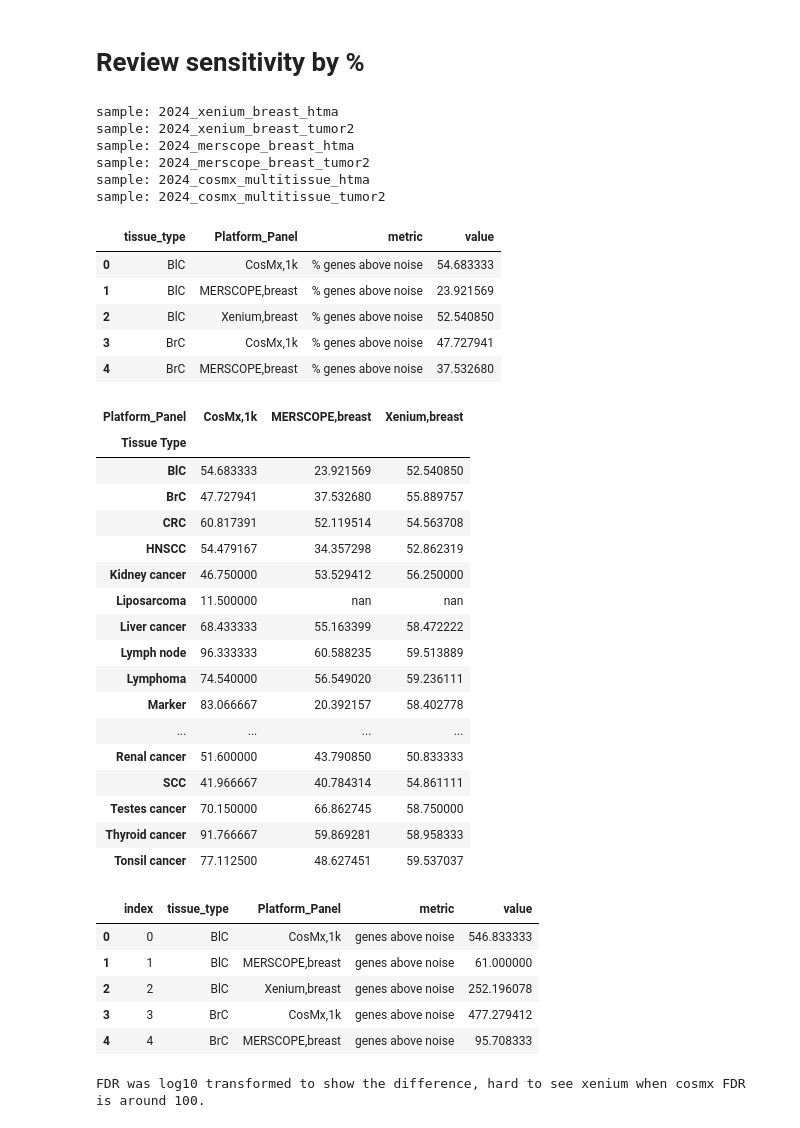
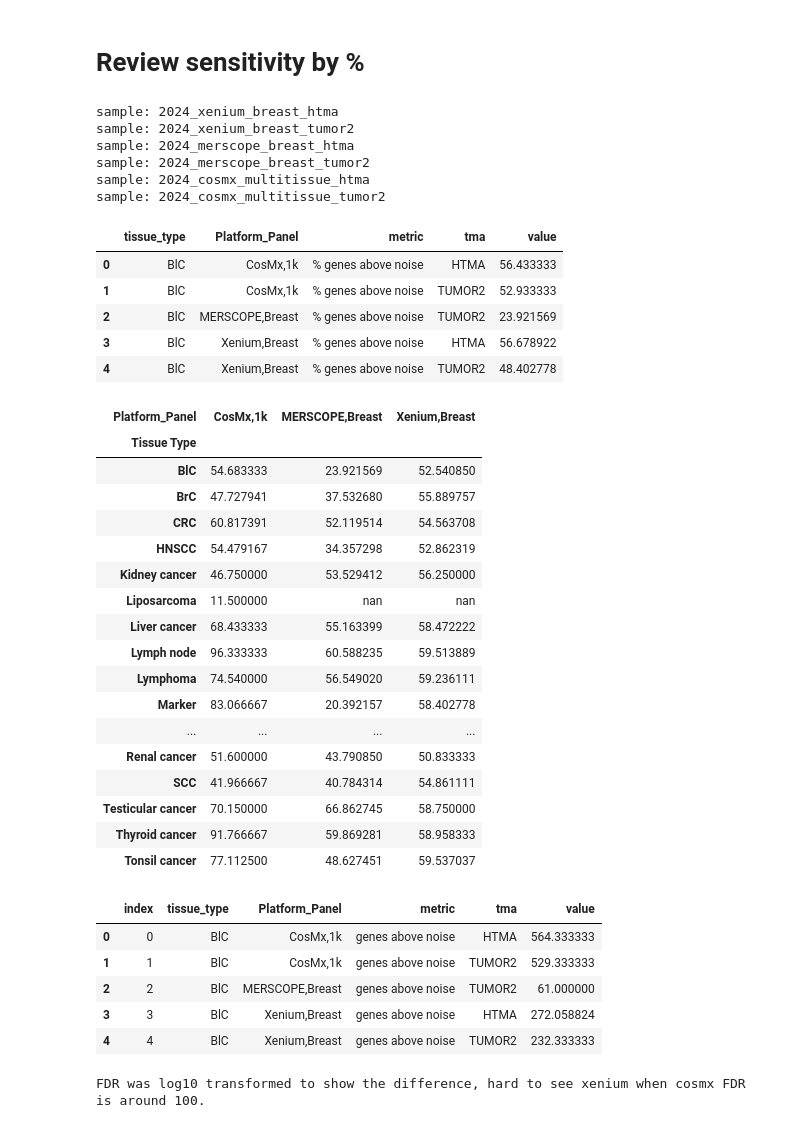
Before and after one commit to broadinstitute/ist_benchmarking, a Jupyter notebook: 02_specificity_sensitivity_reproducibility.ipynb, the cells around one changed output. Cells and saved outputs as stored; diff of their text form; code cells hidden in the pictures.

```diff
--- a/02_specificity_sensitivity_reproducibility.ipynb
+++ b/02_specificity_sensitivity_reproducibility.ipynb
@@ -233,7 +229,7 @@ df_m['tma'] = df_m['sample'].apply(lambda x: name_parser(x)['tma'].upper())
 
 df_plot = df_m.copy()
 df_plot = df_plot.drop(['sample'], axis=1)
-df_plot = df_plot.groupby(['tissue_type','Platform','panel']).agg({'specificity': 'mean'}).reset_index()
+df_plot = df_plot.groupby(['tissue_type','Platform','panel','tma']).agg({'specificity': 'mean'}).reset_index()
 df_plot['Platform_Panel'] = df_plot.apply(lambda row: f"{row['Platform']}_{row['panel']}", axis=1)
 df_plot = correct_platform_panel(df_plot, 'Platform_Panel')
 df_plot['specificity'] = df_plot['specificity'] * 100
@@ -248,20 +244,20 @@ df_p_p = df_plot.copy()
 
 df_plot = df_m.copy()
 df_plot = df_plot.drop(['sample'], axis=1)
-df_plot = df_plot.groupby(['tissue_type','Platform']).agg({'specificity': 'mean'}).reset_index()
+df_plot = df_plot.groupby(['tissue_type','Platform','tma']).agg({'specificity': 'mean'}).reset_index()
 df_plot['specificity'] = df_plot['specificity'] * 100
 df_plot['specificity'] = df_plot['specificity'].apply(lambda x: round(x,2))
 
 df_plot_spe = df_plot.copy()
 df_plot_spe = df_plot_spe.rename(columns={metric:'value'})
 df_plot_spe['metric'] = '% calls on genes'
-df_plot_spe = df_plot_spe.groupby(['tissue_type','Platform','metric']).agg({'value': 'mean'}).reset_index()
+df_plot_spe = df_plot_spe.groupby(['tissue_type','Platform','metric','tma']).agg({'value': 'mean'}).reset_index()
 
 if supplement:
     df_plot_spe = df_p_p.copy()
     df_plot_spe = df_plot_spe.rename(columns={metric:'value'})
     df_plot_spe['metric'] = '% calls on genes'
-    df_plot_spe = df_plot_spe.groupby(['tissue_type','Platform_Panel','metric']).agg({'value': 'mean'}).reset_index()
+    df_plot_spe = df_plot_spe.groupby(['tissue_type','Platform_Panel','metric','tma']).agg({'value': 'mean'}).reset_index()
 
 display(df_plot_spe.head(5))
 # %% [output]
@@ -300,7 +296,7 @@ df_m['tma'] = df_m['sample'].apply(lambda x: name_parser(x)['tma'].upper())
 
 df_plot = df_m.copy()
 df_plot = df_plot.drop(['sample'], axis=1)
-df_plot = df_plot.groupby(['tissue_type','Platform','panel']).agg({metric: 'mean'}).reset_index()
+df_plot = df_plot.groupby(['tissue_type','Platform','panel','tma']).agg({metric: 'mean'}).reset_index()
 df_plot['Platform_Panel'] = df_plot.apply(lambda row: f"{row['Platform']}_{row['panel']}", axis=1)
 df_plot = correct_platform_panel(df_plot, 'Platform_Panel')
 df_p_p = df_plot.copy()
@@ -308,20 +304,20 @@ df_p_p = df_plot.copy()
 ### By Platform
 df_plot = df_m.copy()
 df_plot = df_plot.drop(['sample'], axis=1)
-df_plot = df_plot.groupby(['tissue_type','Platform','panel']).agg({metric: 'mean'}).reset_index()
+df_plot = df_plot.groupby(['tissue_type','Platform','panel','tma']).agg({metric: 'mean'}).reset_index()
 
 df_plot_sen = df_plot.copy()
 df_plot_sen = df_plot_sen.rename(columns={metric:'value'})
 df_plot_sen['metric'] = 'genes above noise'
 df_plot_sen = df_plot_sen.drop('panel', axis=1)
-df_plot_sen = df_plot_sen.groupby(['tissue_type','Platform','metric']).agg({'value': 'mean'}).reset_index()
+df_plot_sen = df_plot_sen.groupby(['tissue_type','Platform','metric','tma']).agg({'value': 'mean'}).reset_index()
 
 if supplement:
     df_plot_sen = df_p_p.copy()
     df_plot_sen = df_plot_sen.rename(columns={metric:'value'})
     df_plot_sen['metric'] = 'genes above noise'
     df_plot_sen = df_plot_sen.drop('panel', axis=1)
-    df_plot_sen = df_plot_sen.groupby(['tissue_type','Platform_Panel','metric']).agg({'value': 'mean'}).reset_index()
+    df_plot_sen = df_plot_sen.groupby(['tissue_type','Platform_Panel','metric','tma']).agg({'value': 'mean'}).reset_index()
 
 df_plot_sen.head()
 # %% [output]
@@ -355,7 +351,7 @@ df_m['tma'] = df_m['sample'].apply(lambda x: name_parser(x)['tma'].upper())
 
 df_plot = df_m.copy()
 df_plot = df_plot.drop(['sample'], axis=1)
-df_plot = df_plot.groupby(['tissue_type','Platform','panel']).agg({metric: 'mean'}).reset_index()
+df_plot = df_plot.groupby(['tissue_type','Platform','panel','tma']).agg({metric: 'mean'}).reset_index()
 df_plot['Platform_Panel'] = df_plot.apply(lambda row: f"{row['Platform']}_{row['panel']}", axis=1)
 df_plot = correct_platform_panel(df_plot, 'Platform_Panel')
 df_p_p = df_plot.copy()
@@ -363,20 +359,20 @@ df_p_p = df_plot.copy()
 ### By Platform
 df_plot = df_m.copy()
 df_plot = df_plot.drop(['sample'], axis=1)
-df_plot = df_plot.groupby(['tissue_type','Platform','panel']).agg({metric: 'mean'}).reset_index()
+df_plot = df_plot.groupby(['tissue_type','Platform','panel','tma']).agg({metric: 'mean'}).reset_index()
 
 df_plot_sen_pa = df_plot.copy()
 df_plot_sen_pa = df_plot_sen_pa.rename(columns={metric:'value'})
 df_plot_sen_pa['metric'] = '% genes above noise'
 df_plot_sen_pa = df_plot_sen_pa.drop('panel', axis=1)
-df_plot_sen_pa = df_plot_sen_pa.groupby(['tissue_type','Platform','metric']).agg({'value': 'mean'}).reset_index()
+df_plot_sen_pa = df_plot_sen_pa.groupby(['tissue_type','Platform','metric','tma']).agg({'value': 'mean'}).reset_index()
 
 if supplement:
     df_plot_sen_pa = df_p_p.copy()
     df_plot_sen_pa = df_plot_sen_pa.rename(columns={metric:'value'})
     df_plot_sen_pa['metric'] = '% genes above noise'
     df_plot_sen_pa = df_plot_sen_pa.drop('panel', axis=1)
-    df_plot_sen_pa = df_plot_sen_pa.groupby(['tissue_type','Platform_Panel','metric']).agg({'value': 'mean'}).reset_index()
+    df_plot_sen_pa = df_plot_sen_pa.groupby(['tissue_type','Platform_Panel','metric','tma']).agg({'value': 'mean'}).reset_index()
 
 df_plot_sen_pa.head()
 # %% [output]
@@ -386,12 +382,12 @@ sample: 2024_merscope_breast_htma
 sample: 2024_merscope_breast_tumor2
 sample: 2024_cosmx_multitissue_htma
 sample: 2024_cosmx_multitissue_tumor2
-|  | tissue_type | Platform_Panel | metric | value |
-| 0 | BlC | CosMx,1k | % genes above noise | 54.683333 |
-| 1 | BlC | MERSCOPE,breast | % genes above noise | 23.921569 |
-| 2 | BlC | Xenium,breast | % genes above noise | 52.540850 |
-| 3 | BrC | CosMx,1k | % genes above noise | 47.727941 |
-| 4 | BrC | MERSCOPE,breast | % genes above noise | 37.532680 |
+|  | tissue_type | Platform_Panel | metric | tma | value |
+| 0 | BlC | CosMx,1k | % genes above noise | HTMA | 56.433333 |
+| 1 | BlC | CosMx,1k | % genes above noise | TUMOR2 | 52.933333 |
+| 2 | BlC | MERSCOPE,Breast | % genes above noise | TUMOR2 | 23.921569 |
+| 3 | BlC | Xenium,Breast | % genes above noise | HTMA | 56.678922 |
+| 4 | BlC | Xenium,Breast | % genes above noise | TUMOR2 | 48.402778 |
 # %%
 if not os.path.exists('tables'):
     os.makedirs('tables')
@@ -399,11 +395,11 @@ if not os.path.exists('tables'):
 if supplement:
 
     total_gene_dict = {
-        'Xenium,breast':280,
-        'Xenium,multi-tissue':377,
-        'Xenium,lung':289,
-        'MERSCOPE,breast':255,
-        'MERSCOPE,lung':220,
+        'Xenium,Breast':280,
+        'Xenium,Multi-tissue':377,
+        'Xenium,Lung':289,
+        'MERSCOPE,Breast':255,
+        'MERSCOPE,Lung':220,
         'CosMx,1k':1000,
     }
 
@@ -432,7 +428,7 @@ styled_df = pivoted_df.style.apply(highlight_max, axis=1)
 # Display the styled DataFrame
 styled_df
 # %% [output]
-| Platform_Panel | CosMx,1k | MERSCOPE,breast | Xenium,breast |
+| Platform_Panel | CosMx,1k | MERSCOPE,Breast | Xenium,Breast |
 | Tissue Type |  |  |  |
 | BlC | 54.683333 | 23.921569 | 52.540850 |
 | BrC | 47.727941 | 37.532680 | 55.889757 |
@@ -447,7 +443,7 @@ styled_df
 | ... | ... | ... | ... |
 | Renal cancer | 51.600000 | 43.790850 | 50.833333 |
 | SCC | 41.966667 | 40.784314 | 54.861111 |
-| Testes cancer | 70.150000 | 66.862745 | 58.750000 |
+| Testicular cancer | 70.150000 | 66.862745 | 58.750000 |
 | Thyroid cancer | 91.766667 | 59.869281 | 58.958333 |
 | Tonsil cancer | 77.112500 | 48.627451 | 59.537037 |
 # %%
@@ -455,6 +451,7 @@ styled_df
 df_fdr1_orignal = pd.read_csv(f'{wd}/data/fdr/negative_{year}.csv')
 df_fdr1_orignal = df_fdr1_orignal.loc[df_fdr1_orignal['sample'].isin(run_samples)]
 df_fdr1_orignal = correct_tissue_names('tumor2',df_fdr1_orignal)
+df_fdr1_orignal['tma'] = df_fdr1_orignal['sample'].apply(lambda x: name_parser(x)['tma'].upper())
 if tma == 'tumor':
     df_fdr1_orignal = df_fdr1_orignal.loc[df_fdr1_orignal['sample'].str.contains('htma')]
 elif tma == 'normal':
@@ -467,14 +464,14 @@ else:
 df_fdr1 = df_fdr1_orignal.drop(['sample','panel'], axis=1)
 df_fdr1 = df_fdr1.rename(columns={'fdr':'value', 'modality':'Platform'})
 df_fdr1['metric'] = 'Log₁₀FDR(negative)'
-df_fdr1 = df_fdr1.groupby(['tissue_type','Platform','metric']).agg({'value': 'mean'}).reset_index()
+df_fdr1 = df_fdr1.groupby(['tissue_type','Platform','metric','tma']).agg({'value': 'mean'}).reset_index()
 df_fdr1['value'] = df_fdr1['value'].replace(0, 0.0001)
 df_fdr1['value'] = np.log10(df_fdr1['value'])
 
 if supplement:
     df_fdr1 = df_fdr1_orignal.rename(columns={'fdr':'value'})
     df_fdr1['metric'] = 'Log₁₀FDR(negative)'
-    df_fdr1 = df_fdr1.groupby(['tissue_type','Platform_Panel','metric']).agg({'value': 'mean'}).reset_index()
+    df_fdr1 = df_fdr1.groupby(['tissue_type','Platform_Panel','metric','tma']).agg({'value': 'mean'}).reset_index()
     df_fdr1['value'] = df_fdr1['value'].replace(0, 0.0001)
     df_fdr1['value'] = np.log10(df_fdr1['value'])
 
@@ -483,44 +480,51 @@ if supplement:
 df_fdr2_original = pd.read_csv(f'{wd}/data/fdr/blank_{year}.csv')
 df_fdr2_original = df_fdr2_original.loc[df_fdr2_original['sample'].isin(run_samples)]
 df_fdr2_original = correct_tissue_names('tumor2',df_fdr2_original)
+df_fdr2_original['tma'] = df_fdr2_original['sample'].apply(lambda x: name_parser(x)['tma'].upper())
 if tma == 'tumor':
     df_fdr2_original = df_fdr2_original.loc[df_fdr2_original['sample'].str.contains('htma')]
 elif tma == 'normal':
     df_fdr2_original = df_fdr2_original.loc[df_fdr2_original['sample'].str.contains('normal')]
 elif tma == 'tumo2':
     df_fdr2_original = df_fdr2_original.loc[df_fdr2_original['sample'].str.contains('tumor2')]
 else:
     df_fdr2_original = df_fdr2_original.copy()
 
 df_fdr2 = df_fdr2_original.drop(['sample','panel'], axis=1)
 df_fdr2 = df_fdr2.rename(columns={'fdr':'value', 'modality':'Platform'})
 df_fdr2['metric'] = 'Log₁₀FDR(blank)'
-df_fdr2 = df_fdr2.groupby(['tissue_type','Platform','metric']).agg({'value': 'mean'}).reset_index()
+df_fdr2 = df_fdr2.groupby(['tissue_type','Platform','metric','tma']).agg({'value': 'mean'}).reset_index()
 df_fdr2['value'] = df_fdr2['value'].replace(0, 0.0001)
 df_fdr2['value'] = np.log10(df_fdr2['value'])
 
 if supplement:
     df_fdr2 = df_fdr2_original.rename(columns={'fdr':'value'})
     df_fdr2['metric'] = 'Log₁₀FDR(blank)'
-    df_fdr2 = df_fdr2.groupby(['tissue_type','Platform_Panel','metric']).agg({'value': 'mean'}).reset_index()
+    df_fdr2 = df_fdr2.groupby(['tissue_type','Platform_Panel','metric','tma']).agg({'value': 'mean'}).reset_index()
     df_fdr2['value'] = df_fdr2['value'].replace(0, 0.0001)
     df_fdr2['value'] = np.log10(df_fdr2['value'])
 
 # Combine all
 df_plot = pd.DataFrame()
 df_plot = pd.concat([df_plot_sen, df_plot_sen_pa])
 df_plot = pd.concat([df_plot, df_plot_spe])
 df_plot = pd.concat([df_plot, df_fdr1])
 df_plot = pd.concat([df_plot, df_fdr2])
-df_plot = df_plot.loc[~df_plot['tissue_type'].isin(['Pancreas','Renal pelvis'])]
+df_plot['Platform_Panel'] = df_plot['Platform_Panel'].apply(lambda x: x.replace('breast','Breast'))
+df_plot['Platform_Panel'] = df_plot['Platform_Panel'].apply(lambda x: x.replace('lung','Lung'))
+df_plot['Platform_Panel'] = df_plot['Platform_Panel'].apply(lambda x: x.replace('multi','Multi'))
+df_plot['tissue_type'] = df_plot['tissue_type'].apply(lambda x: x.replace('Pancreas cancer','Pancreatic cancer'))
+df_plot['tissue_type'] = df_plot['tissue_type'].apply(lambda x: x.replace('Testes cancer','Testicular cancer'))
+# df_plot = df_plot.loc[~df_plot['tissue_type'].isin(['Pancreas','Renal pelvis'])]
+df_plot = df_plot[~df_plot['tissue_type'].str.contains('Marker', na=False)]
 
 df_plot = df_plot.reset_index()
 
 df_plot.head()
 # %% [output]
-|  | index | tissue_type | Platform_Panel | metric | value |
-| 0 | 0 | BlC | CosMx,1k | genes above noise | 546.833333 |
-| 1 | 1 | BlC | MERSCOPE,breast | genes above noise | 61.000000 |
-| 2 | 2 | BlC | Xenium,breast | genes above noise | 252.196078 |
-| 3 | 3 | BrC | CosMx,1k | genes above noise | 477.279412 |
-| 4 | 4 | BrC | MERSCOPE,breast | genes above noise | 95.708333 |
+|  | index | tissue_type | Platform_Panel | metric | tma | value |
+| 0 | 0 | BlC | CosMx,1k | genes above noise | HTMA | 564.333333 |
+| 1 | 1 | BlC | CosMx,1k | genes above noise | TUMOR2 | 529.333333 |
+| 2 | 2 | BlC | MERSCOPE,Breast | genes above noise | TUMOR2 | 61.000000 |
+| 3 | 3 | BlC | Xenium,Breast | genes above noise | HTMA | 272.058824 |
+| 4 | 4 | BlC | Xenium,Breast | genes above noise | TUMOR2 | 232.333333 |
```
Also changed, not shown: parts of 9 cells of this notebook.
